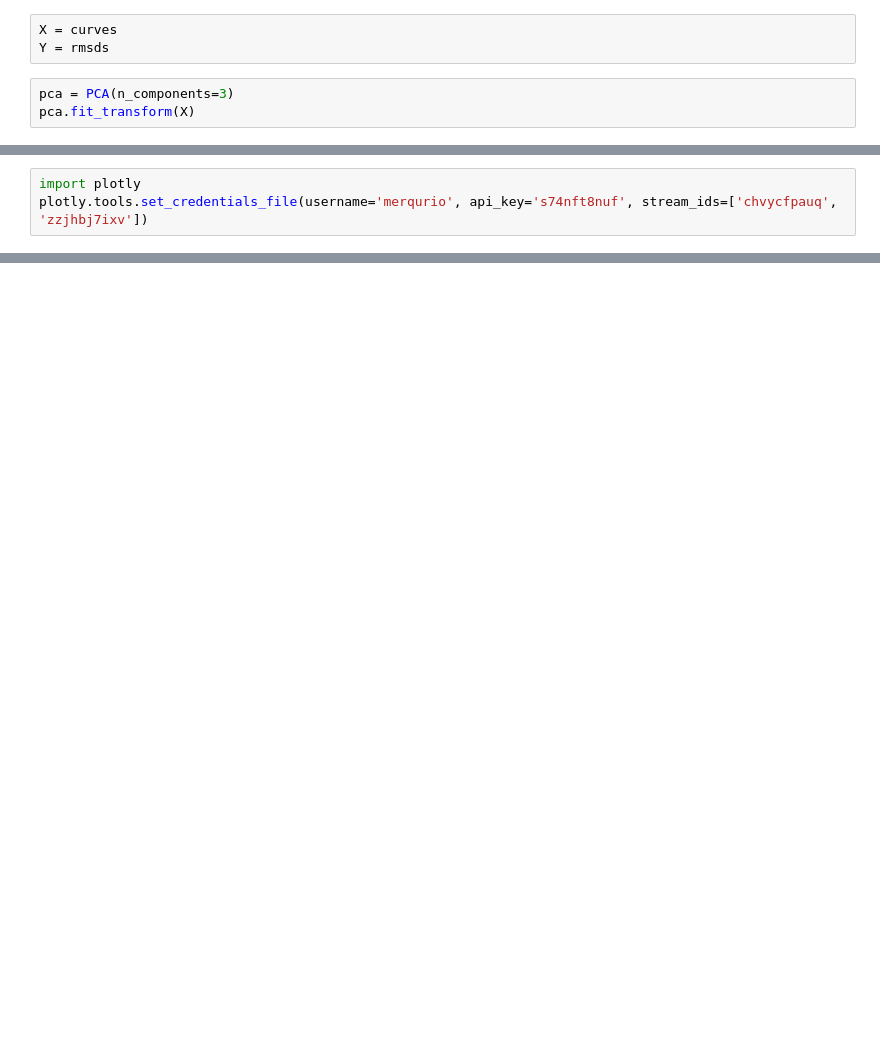
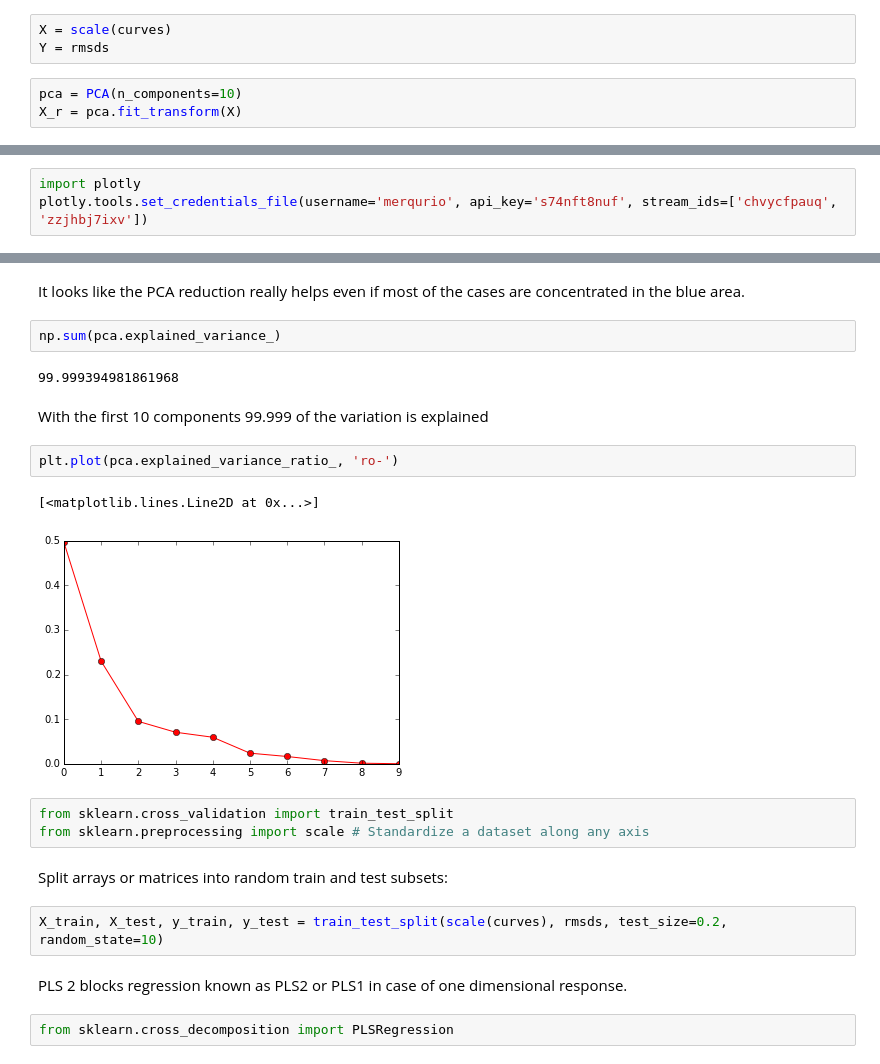
Before and after one commit to merqurio/saxs_project, a Jupyter notebook: SAXS and RMSD applied ML.ipynb, the cells around one changed output, grey strips where cells are left out. Cells and saved outputs as stored; diff of their text form; blank space fills up the shorter version.

```diff
--- a/SAXS and RMSD applied ML.ipynb
+++ b/SAXS and RMSD applied ML.ipynb
@@ -96,6 +117,6 @@ from sklearn.decomposition import PCA
 # %%
-X = curves
+X = scale(curves)
 Y = rmsds
 # %%
-pca = PCA(n_components=3)
-pca.fit_transform(X)
+pca = PCA(n_components=10)
+X_r = pca.fit_transform(X)
@@ -158,2 +139,26 @@ plotly.plotly.iplot(data, filename = 'basic-line')
 # %% [output]
 [interactive output not drawn]
+# %% [markdown]
+It looks like the PCA reduction really helps even if most of the cases are concentrated in the blue area.
+# %%
+np.sum(pca.explained_variance_)
+# %% [output]
+99.999394981861968
+# %% [markdown]
+With the first 10 components 99.999 of the variation is explained
+# %%
+plt.plot(pca.explained_variance_ratio_, 'ro-')
+# %% [output]
+[<matplotlib.lines.Line2D at 0x...>]
+[figure, added]
+# %%
+from sklearn.cross_validation import train_test_split
+from sklearn.preprocessing import scale # Standardize a dataset along any axis
+# %% [markdown]
+Split arrays or matrices into random train and test subsets:
+# %%
+X_train, X_test, y_train, y_test = train_test_split(scale(curves), rmsds, test_size=0.2, random_state=10)
+# %% [markdown]
+PLS 2 blocks regression known as PLS2 or PLS1 in case of one dimensional response.
+# %%
+from sklearn.cross_decomposition import PLSRegression
```
Also changed, not shown: parts of 44 cells of this notebook.
